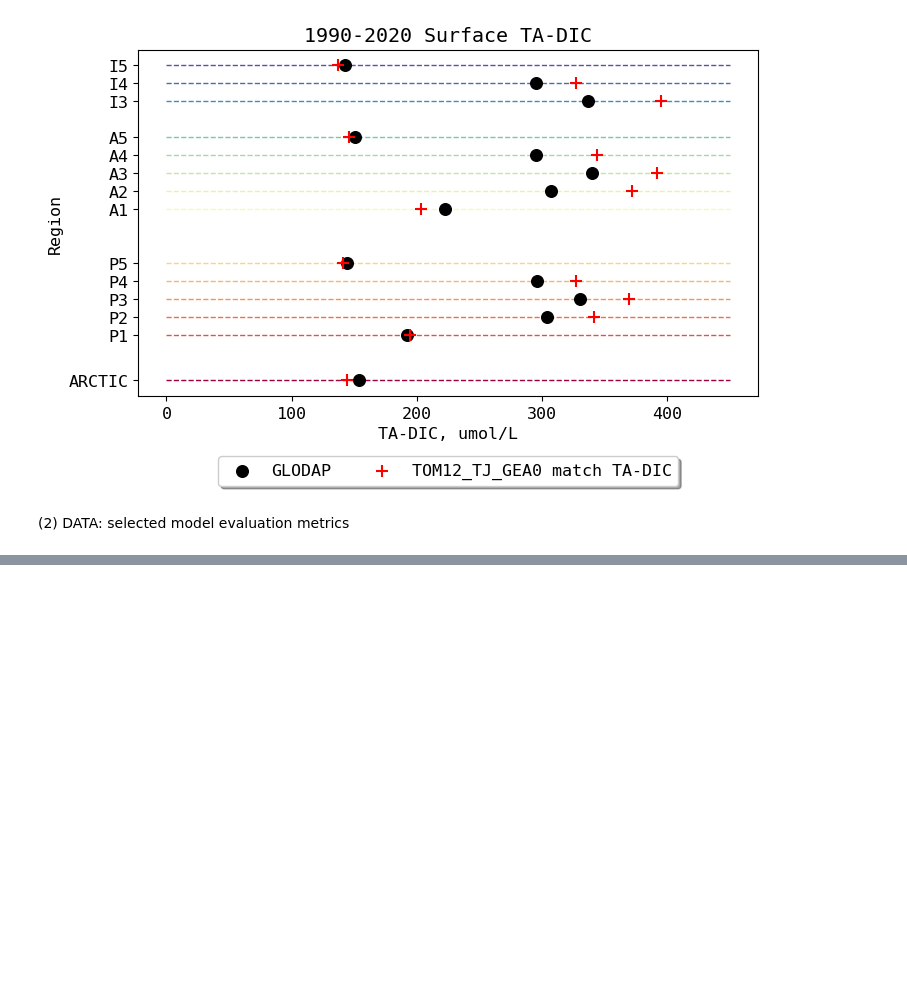
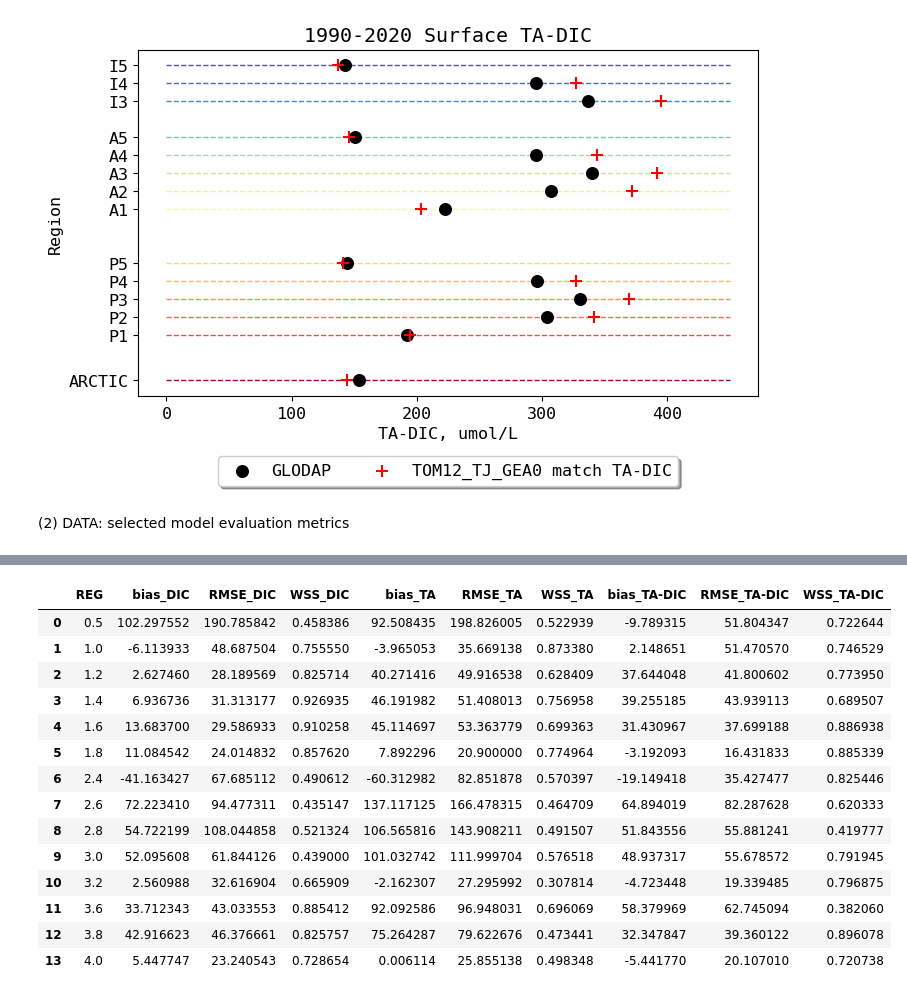
Before and after one commit to biu23/Carbonate_Chemistry_Models, a Jupyter notebook: test_script/model_evaluation.ipynb, the cells around one changed output, grey strips where cells are left out. Drawn from its saved outputs; the diff is of its cells as text; code cells hidden in the pictures; blank space fills up the shorter version.

Commit message:
'add region evaluation, and one more .csv save'

```diff
--- a/test_script/model_evaluation.ipynb
+++ b/test_script/model_evaluation.ipynb
@@ -586,0 +560,20 @@ m_mod_TA = np.array(tdat_merge_modTA['Alkalini'][:])
+# %%
+bias_DIC = bias_box(all_DIC_nonan['obs_DIC'].values, all_DIC_nonan['DIC'].values)
+RMSE_DIC = RMSE_box(all_DIC_nonan['obs_DIC'].values, all_DIC_nonan['DIC'].values)
+WSS_DIC = WSS_box(all_DIC_nonan['obs_DIC'].values, all_DIC_nonan['DIC'].values)
+
+bias_TA = bias_box(all_TA_nonan['obs_TA'].values, all_TA_nonan['Alkalini'].values)
+RMSE_TA = RMSE_box(all_TA_nonan['obs_TA'].values, all_TA_nonan['Alkalini'].values)
+WSS_TA = WSS_box(all_TA_nonan['obs_TA'].values, all_TA_nonan['Alkalini'].values)
+
+bias_TADIC = bias_box(all_TADIC_nonan['obs_TA-DIC'].values, all_TADIC_nonan['mod_TA-DIC'].values)
+RMSE_TADIC = RMSE_box(all_TADIC_nonan['obs_TA-DIC'].values, all_TADIC_nonan['mod_TA-DIC'].values)
+WSS_TADIC = WSS_box(all_TADIC_nonan['obs_TA-DIC'].values, all_TADIC_nonan['mod_TA-DIC'].values)
+
+result_global = [
+    {'evaluation_metrics':'bias' ,'DIC': bias_DIC, 'TA': bias_TA, 'TA-DIC': bias_TADIC},
+    {'evaluation_metrics':'RMSE_DIC' ,'DIC': RMSE_DIC, 'TA': RMSE_TA, 'TA-DIC': RMSE_TADIC},
+    {'evaluation_metrics':'WSS' ,'DIC': WSS_DIC,  'TA': WSS_TA,  'TA-DIC': WSS_TADIC}
+]
+result_global = pd.DataFrame(result_global)
+result_global
@@ -586,0 +598,59 @@ m_mod_TA = np.array(tdat_merge_modTA['Alkalini'][:])
+# %%
+# create a empty DataFrame to save result
+result_metric1 = pd.DataFrame(columns=['REG', 'bias_DIC','RMSE_DIC','WSS_DIC'])
+
+result_metric2 = pd.DataFrame(columns=['REG', 'bias_TA','RMSE_TA','WSS_TA',])
+
+result_metric3 = pd.DataFrame(columns=['REG', 'bias_TA-DIC','RMSE_TA-DIC','WSS_TA-DIC'])
+
+#Use a loop to traverse the different REG_Groups, calculate the bias, and add the result to result_metric
+for reg_group, group_data in all_DIC_nonan.groupby('REG_Group'):
+    obs_values = group_data['obs_DIC'].values
+    mod_values = group_data['DIC'].values
+
+    bias_DIC = bias_box(obs_values, mod_values)
+    RMSE_DIC = RMSE_box(obs_values, mod_values)
+    WSS_DIC = WSS_box(obs_values, mod_values)
+
+    result_metric1 = result_metric1.append({'REG': reg_group, 'bias_DIC': bias_DIC,'RMSE_DIC':RMSE_DIC ,'WSS_DIC':WSS_DIC,}, ignore_index=True)
+
+for reg_group, group_data in all_TA_nonan.groupby('REG_Group'):
+    obs_values = group_data['obs_TA'].values
+    mod_values = group_data['Alkalini'].values
+
+    bias_TA = bias_box(obs_values, mod_values)
+    RMSE_TA = RMSE_box(obs_values, mod_values)
+    WSS_TA = WSS_box(obs_values, mod_values)
+
+    result_metric2 = result_metric2.append({'REG': reg_group, 'bias_TA':bias_TA,'RMSE_TA':RMSE_TA,'WSS_TA':WSS_TA}, ignore_index=True)
+
+for reg_group, group_data in all_TADIC_nonan.groupby('REG_Group'):
+    obs_values = group_data['obs_TA-DIC'].values
+    mod_values = group_data['mod_TA-DIC'].values
+
+    bias_TADIC = bias_box(obs_values, mod_values)
+    RMSE_TADIC = RMSE_box(obs_values, mod_values)
+    WSS_TADIC = WSS_box(obs_values, mod_values)
+
+    result_metric3 = result_metric3.append({'REG': reg_group, 'bias_TA-DIC':bias_TADIC,'RMSE_TA-DIC':RMSE_TADIC,'WSS_TA-DIC':WSS_TADIC}, ignore_index=True)
+
+
+result_metric = pd.merge(result_metric1, result_metric2, on='REG')
+result_metric = pd.merge(result_metric, result_metric3, on='REG')
+result_metric
+# %% [output]
+|  | REG | bias_DIC | RMSE_DIC | WSS_DIC | bias_TA | RMSE_TA | WSS_TA | bias_TA-DIC | RMSE_TA-DIC | WSS_TA-DIC |
+| 0 | 0.5 | 102.297552 | 190.785842 | 0.458386 | 92.508435 | 198.826005 | 0.522939 | -9.789315 | 51.804347 | 0.722644 |
+| 1 | 1.0 | -6.113933 | 48.687504 | 0.755550 | -3.965053 | 35.669138 | 0.873380 | 2.148651 | 51.470570 | 0.746529 |
+| 2 | 1.2 | 2.627460 | 28.189569 | 0.825714 | 40.271416 | 49.916538 | 0.628409 | 37.644048 | 41.800602 | 0.773950 |
+| 3 | 1.4 | 6.936736 | 31.313177 | 0.926935 | 46.191982 | 51.408013 | 0.756958 | 39.255185 | 43.939113 | 0.689507 |
+| 4 | 1.6 | 13.683700 | 29.586933 | 0.910258 | 45.114697 | 53.363779 | 0.699363 | 31.430967 | 37.699188 | 0.886938 |
+| 5 | 1.8 | 11.084542 | 24.014832 | 0.857620 | 7.892296 | 20.900000 | 0.774964 | -3.192093 | 16.431833 | 0.885339 |
+| 6 | 2.4 | -41.163427 | 67.685112 | 0.490612 | -60.312982 | 82.851878 | 0.570397 | -19.149418 | 35.427477 | 0.825446 |
+| 7 | 2.6 | 72.223410 | 94.477311 | 0.435147 | 137.117125 | 166.478315 | 0.464709 | 64.894019 | 82.287628 | 0.620333 |
+| 8 | 2.8 | 54.722199 | 108.044858 | 0.521324 | 106.565816 | 143.908211 | 0.491507 | 51.843556 | 55.881241 | 0.419777 |
+| 9 | 3.0 | 52.095608 | 61.844126 | 0.439000 | 101.032742 | 111.999704 | 0.576518 | 48.937317 | 55.678572 | 0.791945 |
+| 10 | 3.2 | 2.560988 | 32.616904 | 0.665909 | -2.162307 | 27.295992 | 0.307814 | -4.723448 | 19.339485 | 0.796875 |
+| 11 | 3.6 | 33.712343 | 43.033553 | 0.885412 | 92.092586 | 96.948031 | 0.696069 | 58.379969 | 62.745094 | 0.382060 |
+| 12 | 3.8 | 42.916623 | 46.376661 | 0.825757 | 75.264287 | 79.622676 | 0.473441 | 32.347847 | 39.360122 | 0.896078 |
+| 13 | 4.0 | 5.447747 | 23.240543 | 0.728654 | 0.006114 | 25.855138 | 0.498348 | -5.441770 | 20.107010 | 0.720738 |
```
Also changed, not shown: parts of 26 cells of this notebook.
